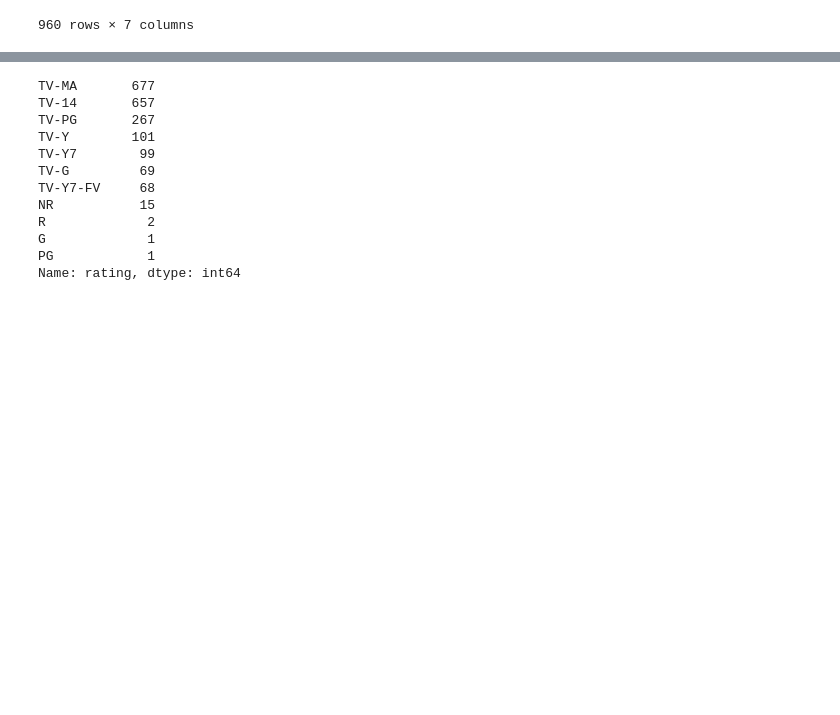
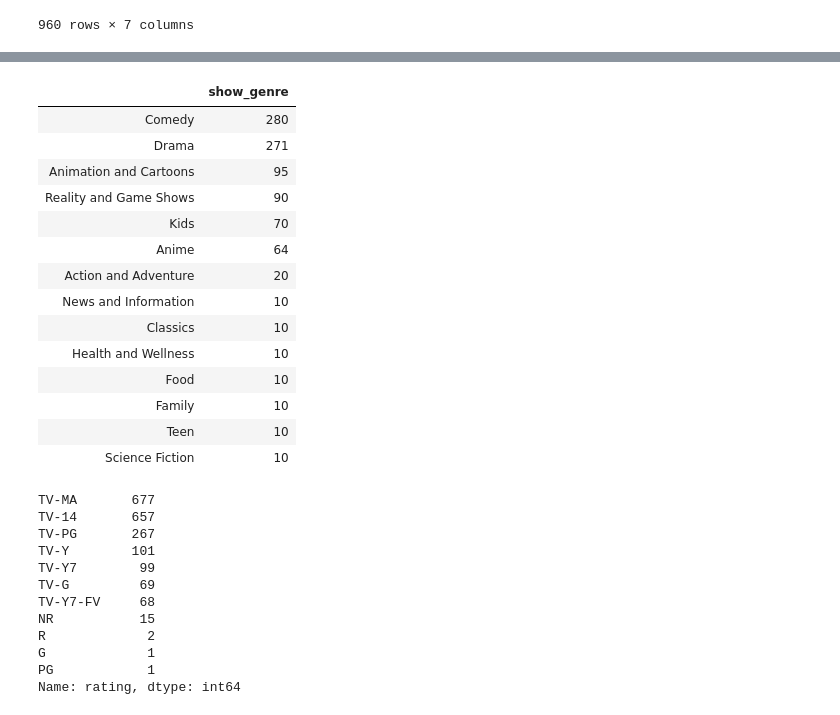
Before and after one commit to amishap79/etl_project, a Jupyter notebook: netflix_vs_hulu_date_added.ipynb, the cells around one changed output, grey strips where cells are left out. Saved outputs shown, nothing was run; the diff lists cells and outputs as text; code cells hidden in the pictures; blank space fills up the shorter version.

```diff
--- a/netflix_vs_hulu_date_added.ipynb
+++ b/netflix_vs_hulu_date_added.ipynb
@@ -121,6 +131,22 @@ trans_netflix_genres
 # %%
-trans_hulu_genres = data_hulu['show_genre'].unique()
-trans_hulu_genres
+trans_hulu_genres = data_hulu['show_genre'].value_counts()
+pd.DataFrame(trans_hulu_genres)
+# %% [output]
+|  | show_genre |
+| Comedy | 280 |
+| Drama | 271 |
+| Animation and Cartoons | 95 |
+| Reality and Game Shows | 90 |
+| Kids | 70 |
+| Anime | 64 |
+| Action and Adventure | 20 |
+| News and Information | 10 |
+| Classics | 10 |
+| Health and Wellness | 10 |
+| Food | 10 |
+| Family | 10 |
+| Teen | 10 |
+| Science Fiction | 10 |
 # %%
 ### Question 2: Comparing TV Ratings between Hulu and Netflix
 netflix_rating_value=data_netflix['rating'].value_counts()
```
Also changed, not shown: parts of 1 cell of this notebook.
